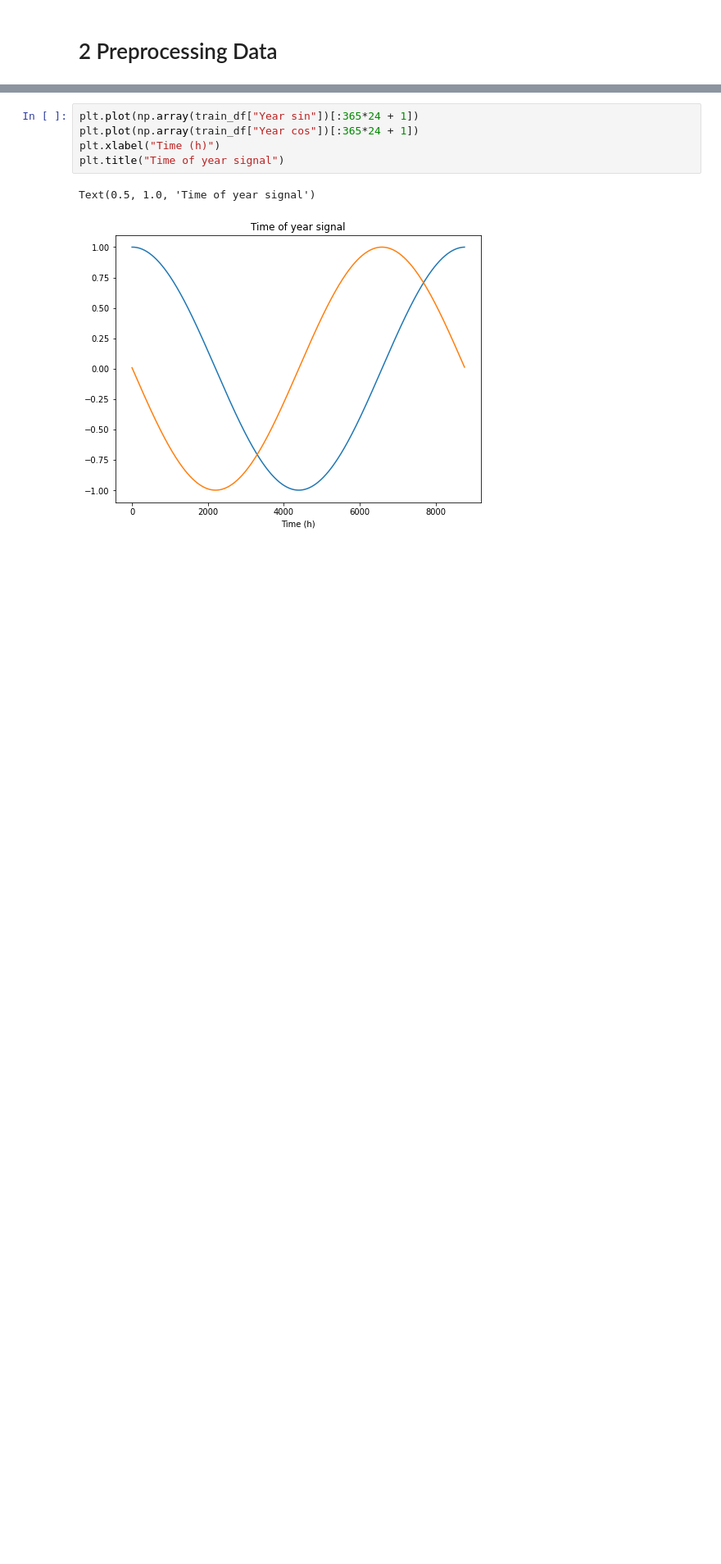
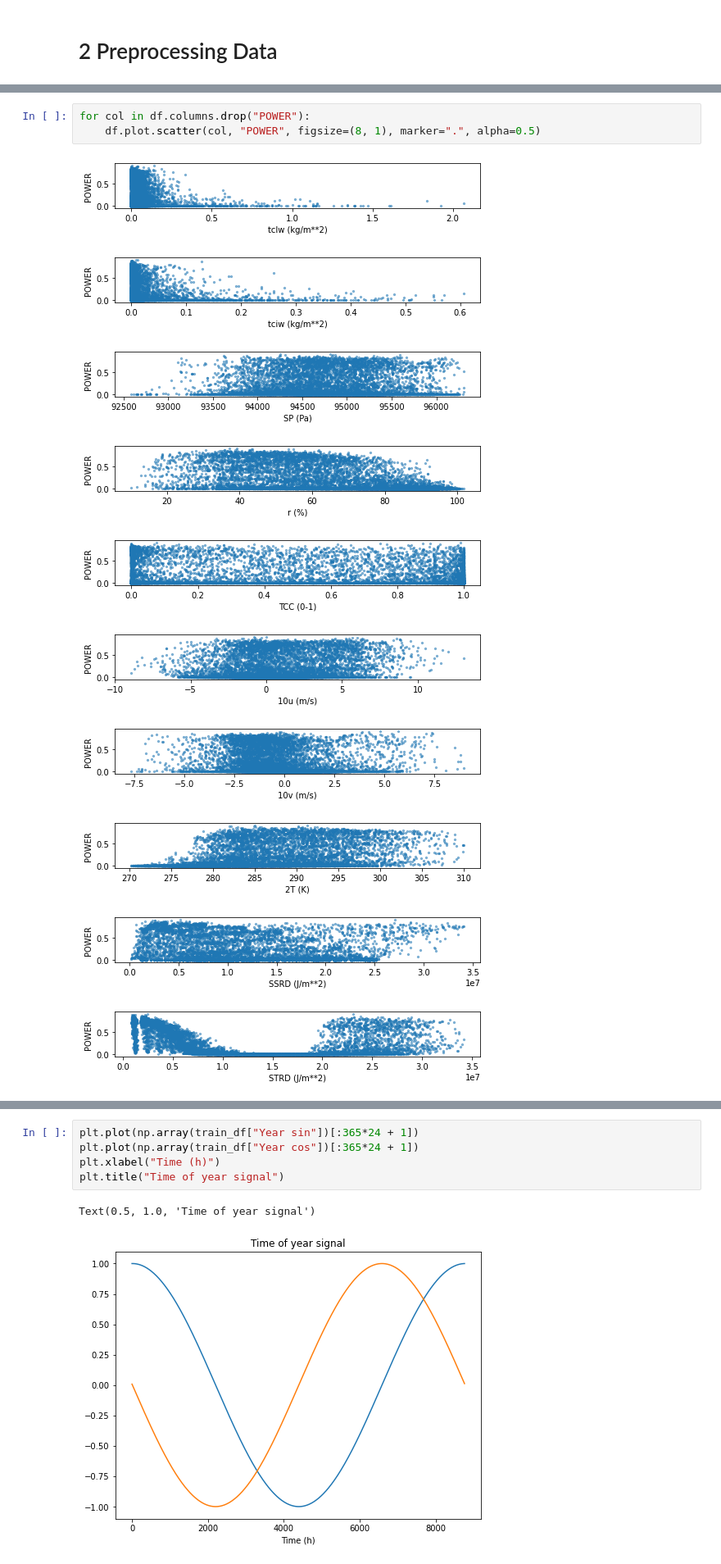
Before and after one commit to cantiado/solar-power-forecast, a Jupyter notebook: solarpowerforecast.ipynb, the cells around one changed output, grey strips where cells are left out. Shown at 82% size. Drawn from its saved outputs; the diff is of its cells as text; blank space fills up the shorter version.

```diff
--- a/solarpowerforecast.ipynb
+++ b/solarpowerforecast.ipynb
@@ -170,0 +139,14 @@ Represent time of day and time of year as signals.
+# %%
+for col in df.columns.drop("POWER"):
+    df.plot.scatter(col, "POWER", figsize=(8, 1), marker=".", alpha=0.5)
+# %% [output]
+[figure, added]
+[figure, added]
+[figure, added]
+[figure, added]
+[figure, added]
+[figure, added]
+[figure, added]
+[figure, added]
+[figure, added]
+[figure, added]
```
Also changed, not shown: parts of 120 cells of this notebook.
